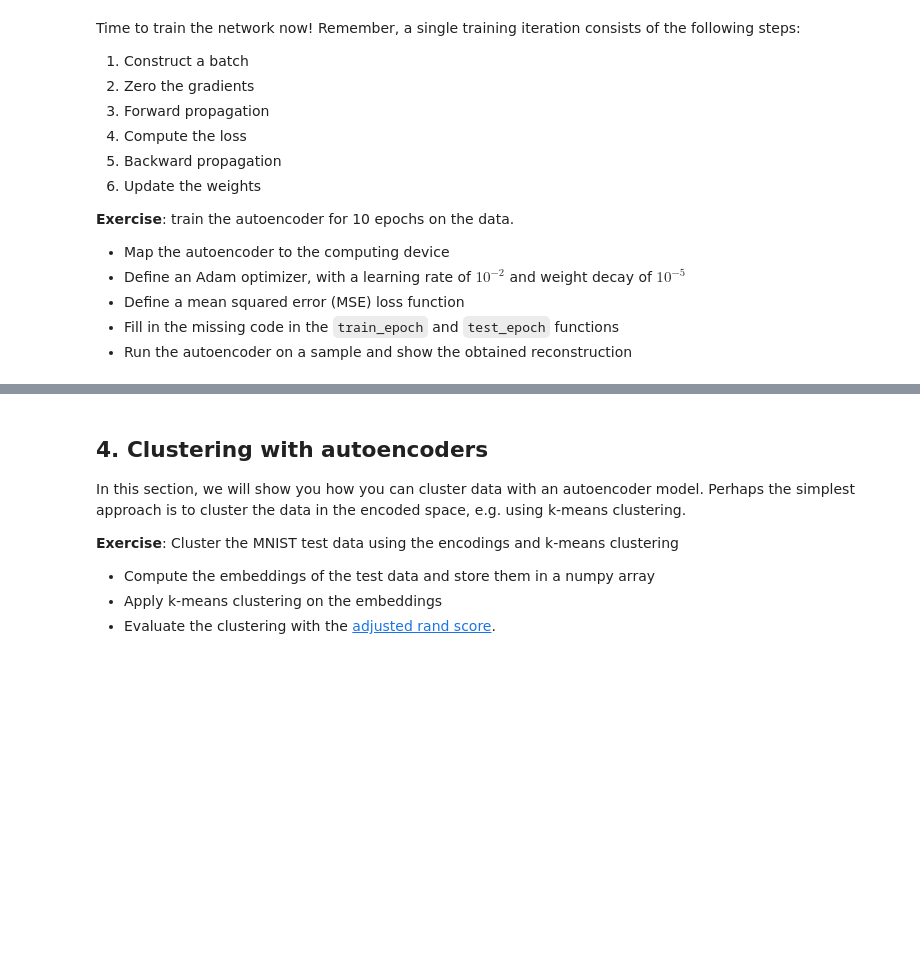
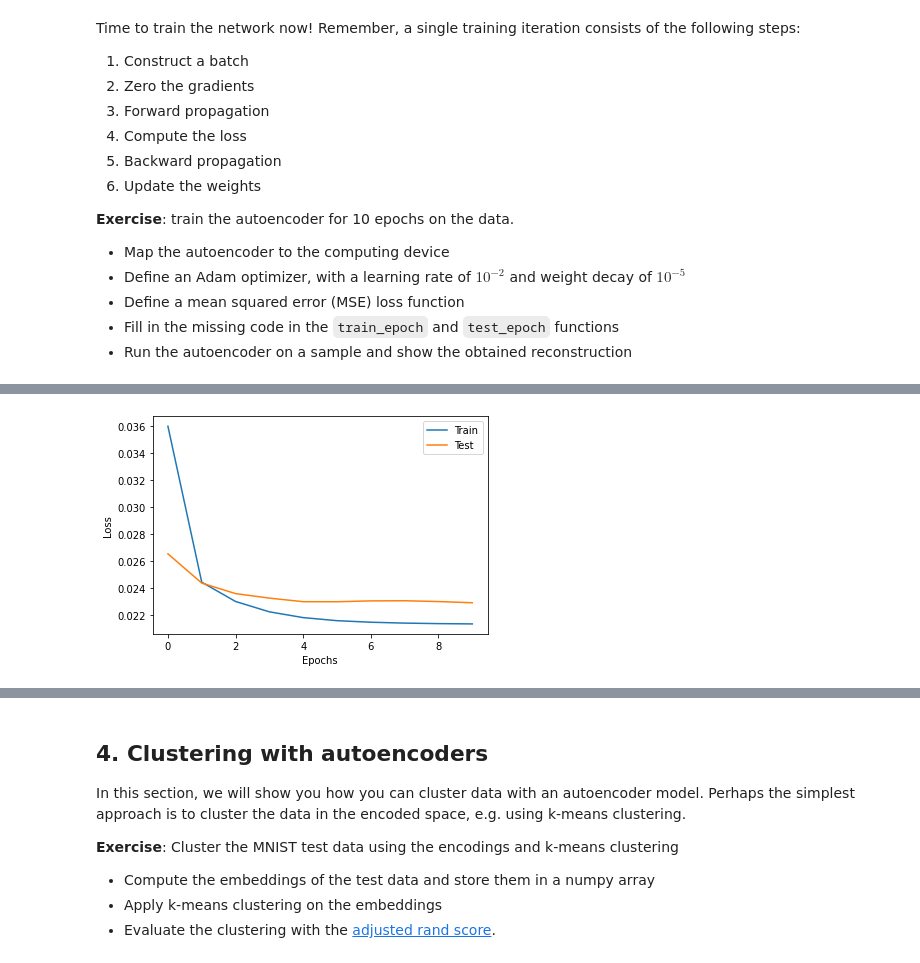
Before and after one commit to SilverViking/deep-learning-biology, a Jupyter notebook: exercises/assignments/2020-dlb-5-unsupervised-neural-networks.ipynb, the cells around one changed output, grey strips where cells are left out. Drawn from its saved outputs; the diff is of its cells as text; code cells hidden in the pictures; blank space fills up the shorter version.

```diff
--- a/exercises/assignments/2020-dlb-5-unsupervised-neural-networks.ipynb
+++ b/exercises/assignments/2020-dlb-5-unsupervised-neural-networks.ipynb
@@ -157,6 +201,13 @@ def train_epoch(net, loader, optimizer, criterion, device):
         """
         INSERT CODE HERE
         """
+        optimizer.zero_grad()
+        x = x.view(-1, 28 * 28).to(device)
+        x_out = net(x)
+        loss = criterion(x_out, x)
+        loss_avg += loss.item()
+        loss.backward()
+        optimizer.step()
 
     loss_avg = loss_avg / len(loader)
     return loss_avg
@@ -169,6 +220,10 @@ def test_epoch(net, loader, criterion, device):
         """
         INSERT CODE HERE
         """
+        x = x.view(-1, 28 * 28).to(device)
+        x_out = net(x)
+        loss = criterion(x_out, x)
+        loss_avg += loss.item()
 
     loss_avg = loss_avg / len(loader)
     return loss_avg
@@ -197,16 +252,19 @@ device = torch.device("cuda" if torch.cuda.is_available() else "cpu")
 """
 INSERT CODE HERE
 """
+net_ae.to(device)
 
 # optimizer
 """
 INSERT CODE HERE
 """
+optimizer = optim.Adam(net_ae.parameters(), lr=lr, weight_decay=weight_decay)
 
 # loss function
 """
 INSERT CODE HERE
 """
+criterion = nn.MSELoss()
 
 # start training
 train_loss, test_loss = train(net_ae, train_loader, test_loader,
@@ -219,3 +277,4 @@ plt.legend(('Train', 'Test'))
 plt.xlabel('Epochs')
 plt.ylabel('Loss')
 plt.show()
+# %% [output]
@@ -221,0 +291 @@ plt.show()
+[figure, added]
```
Also changed, not shown: parts of 16 cells of this notebook.
